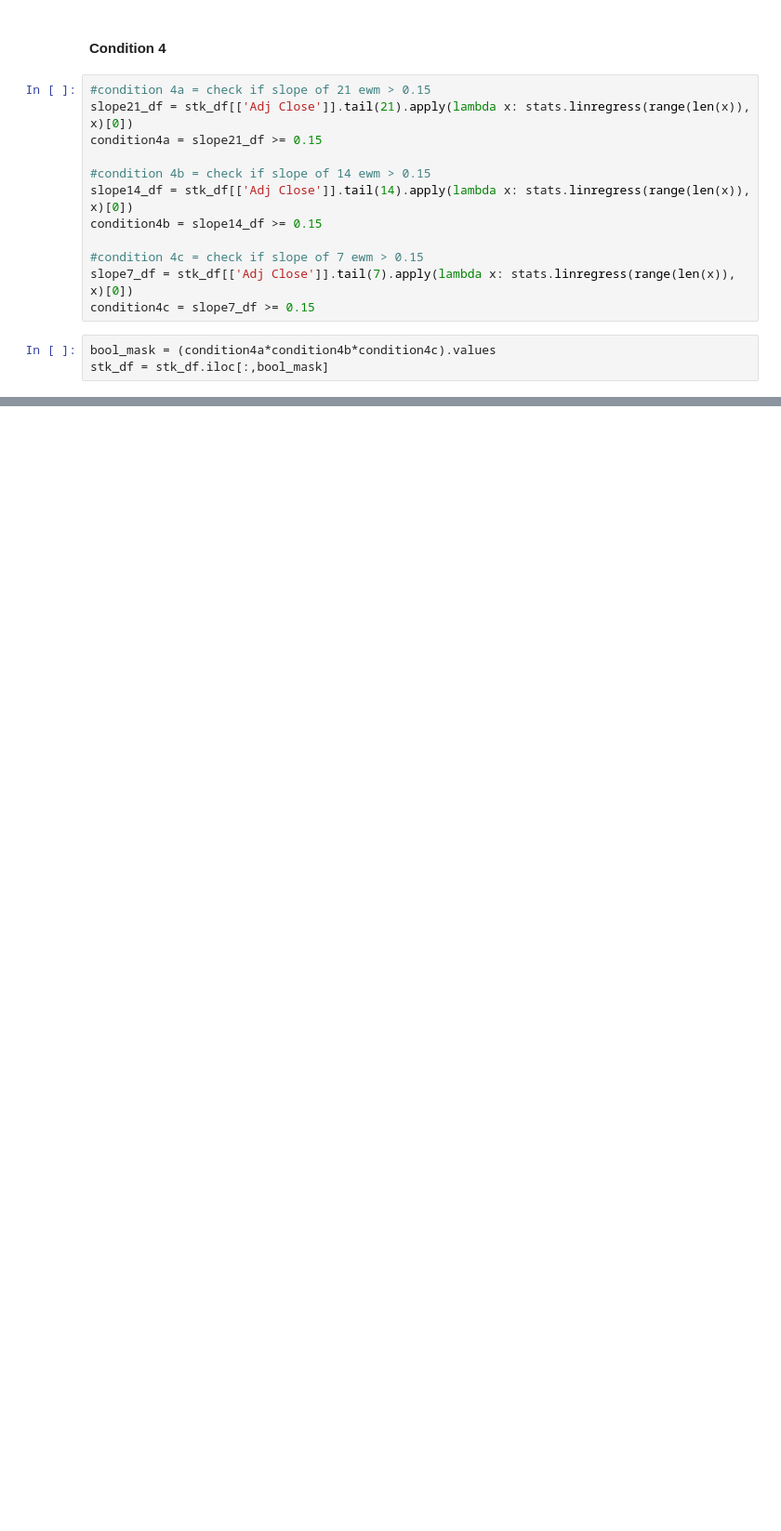
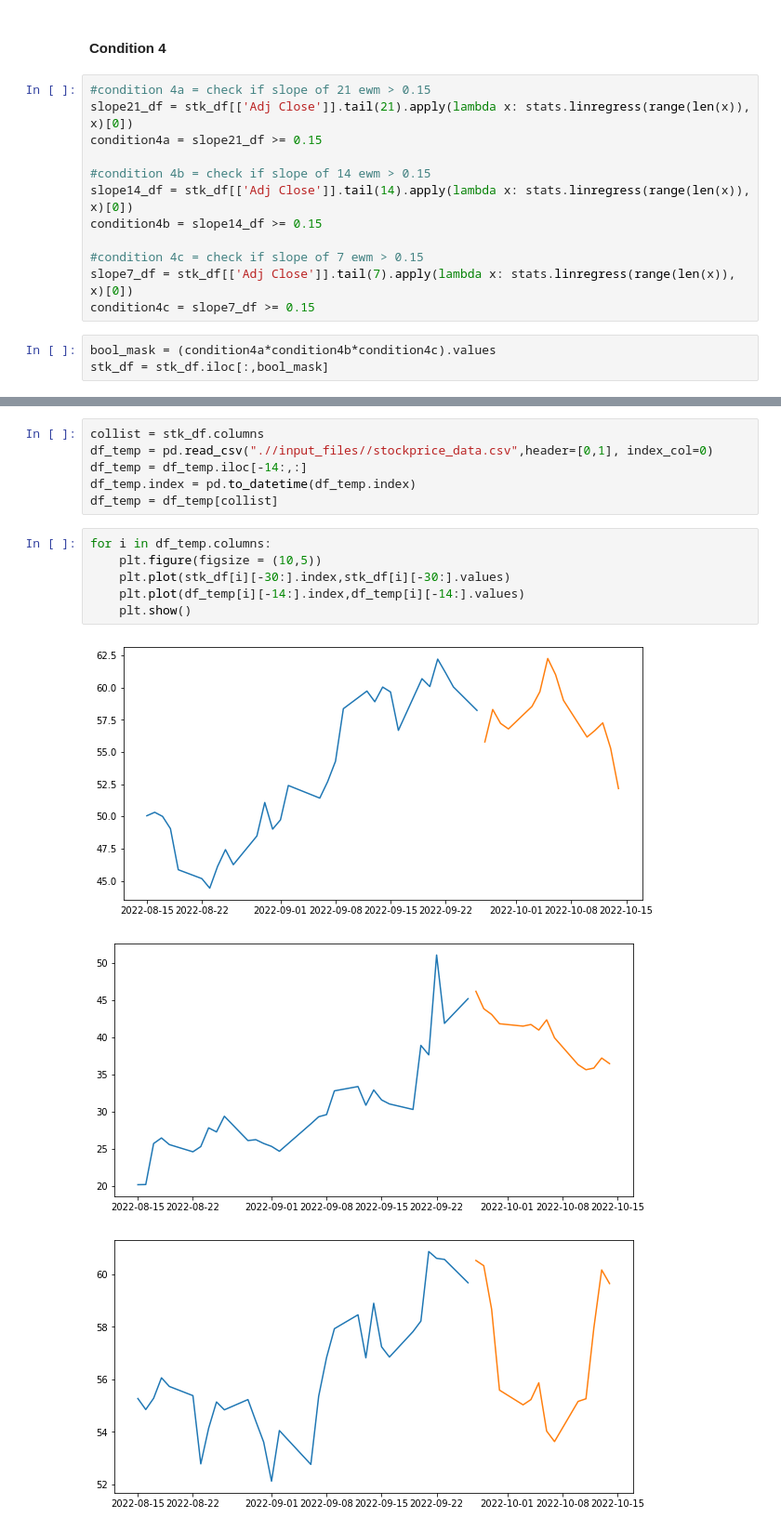
Before and after one commit to zuari1993/momentum_stock_trader, a Jupyter notebook: momentum_identifier.ipynb, the cells around one changed output, grey strips where cells are left out. Shown at 93% size. Saved outputs shown, nothing was run; the diff lists cells and outputs as text; blank space fills up the shorter version.

```diff
--- a/momentum_identifier.ipynb
+++ b/momentum_identifier.ipynb
@@ -144,0 +143,16 @@ stk_df
+# %%
+collist = stk_df.columns
+df_temp = pd.read_csv(".//input_files//stockprice_data.csv",header=[0,1], index_col=0)
+df_temp = df_temp.iloc[-14:,:]
+df_temp.index = pd.to_datetime(df_temp.index)
+df_temp = df_temp[collist]
+# %%
+for i in df_temp.columns:
+    plt.figure(figsize = (10,5))
+    plt.plot(stk_df[i][-30:].index,stk_df[i][-30:].values)
+    plt.plot(df_temp[i][-14:].index,df_temp[i][-14:].values)
+    plt.show()
+# %% [output]
+[figure, added]
+[figure, added]
+[figure, added]
```
Also changed, not shown: parts of 5 cells of this notebook, 1 other file.
